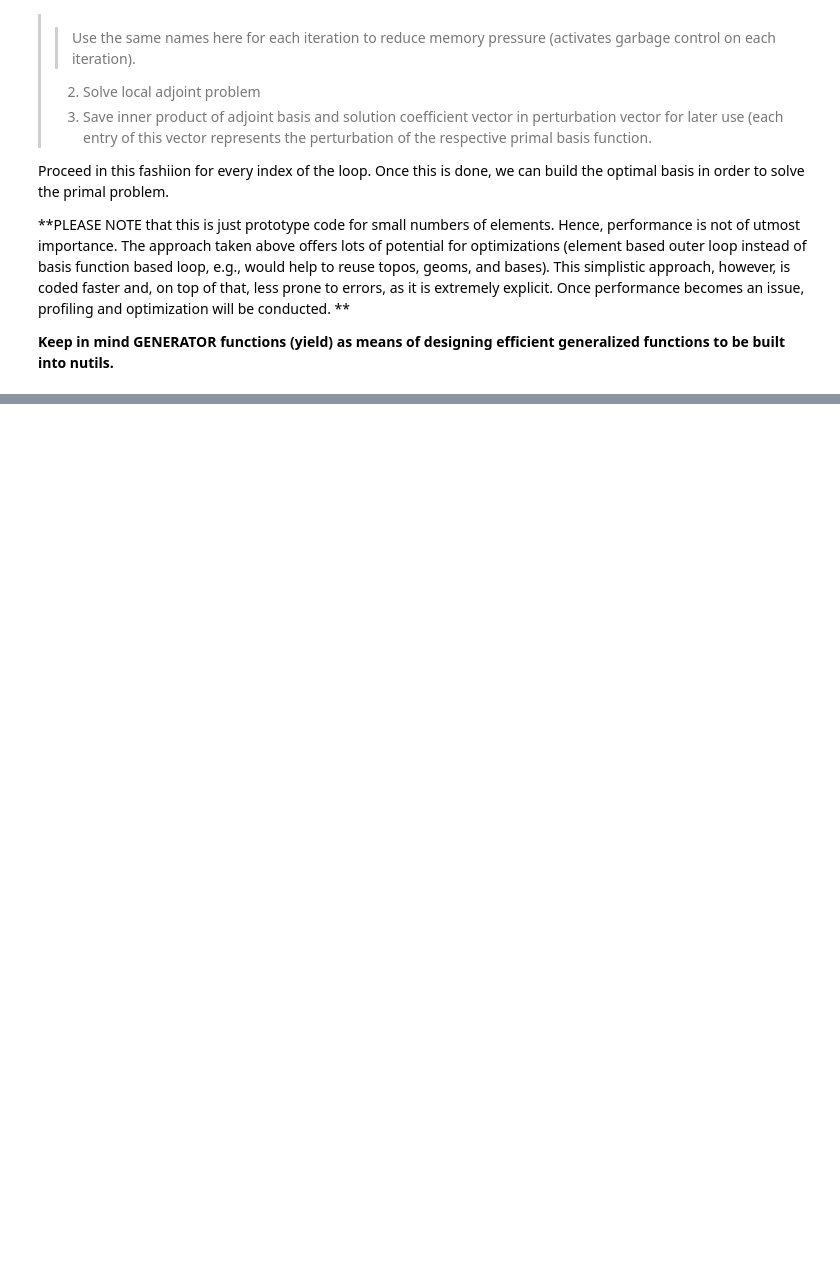
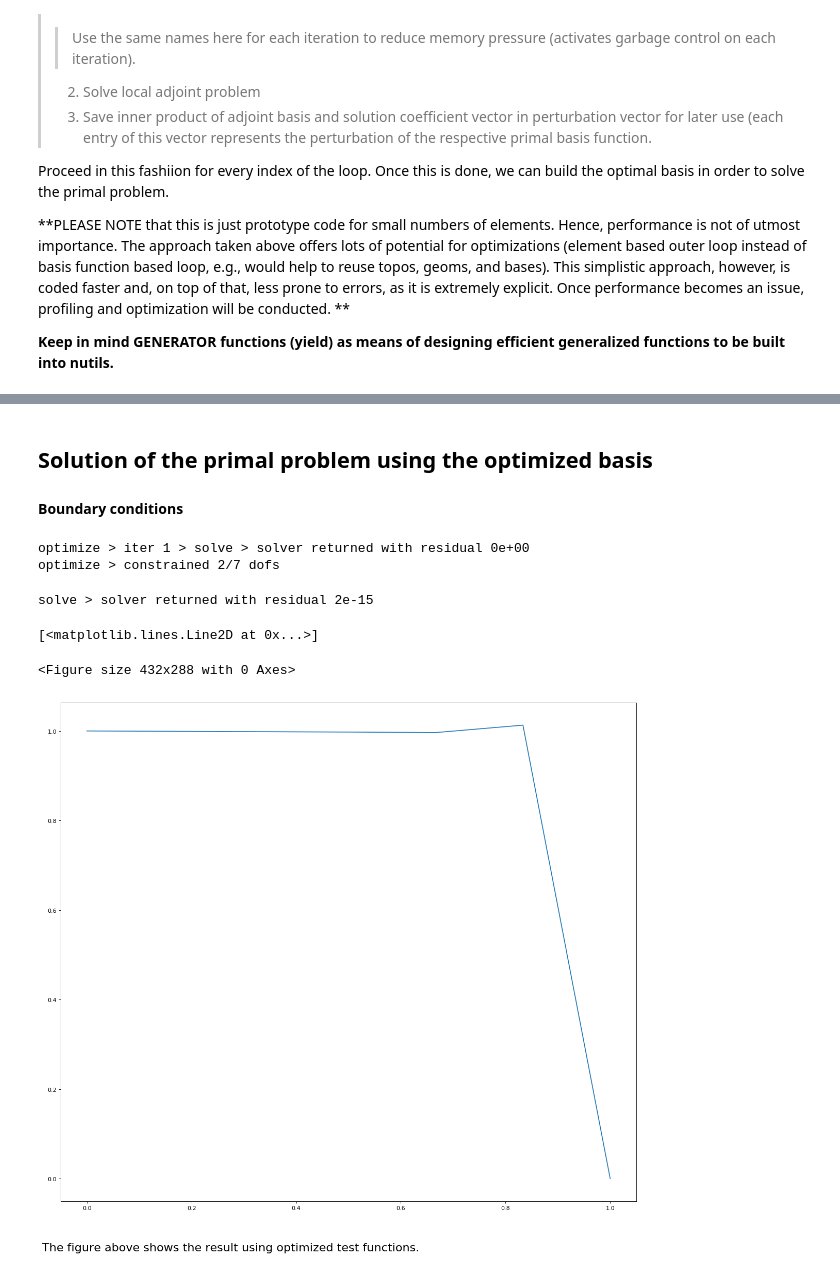
Before and after one commit to OVGULIU/Petrov-Galerkin, a Jupyter notebook: notebook_adv_diff_adjoint_1DArb.ipynb, the cells around one changed output, grey strips where cells are left out. Saved outputs shown, nothing was run; the diff lists cells and outputs as text; code cells hidden in the pictures; blank space fills up the shorter version.

```diff
--- a/notebook_adv_diff_adjoint_1DArb.ipynb
+++ b/notebook_adv_diff_adjoint_1DArb.ipynb
@@ -468,0 +508,79 @@ FineBasis
+# %% [markdown]
+## Solution of the primal problem using the optimized basis
+
+#### Boundary conditions
+# %%
+ns.gl = 1
+ns.gr = 0
+ns.f = 0
+
+ns.u = 'primalBasis_n ?lhs_n'
+# %%
+#primalDomain
+#fineDomain
+
+#primalBasis
+#optiBasis
+
+# construct residual
+# Element integrals
+# Diffusive part and RHS
+res = fineDomain.integral('k optiBasis_n,0 u_,0 - optiBasis_n f' @ ns, geometry=ns.x, degree=fineDegree*3)
+## Advective part
+res += fineDomain.integral('-vel optiBasis_n,0 u' @ ns, geometry=ns.x, degree=fineDegree*3)
+## SUPG stabilized part
+#res += domain.integral(' tau v basis_n,0 (v u_,0 - k (u_,0)_,0 - f )' @ ns, geometry=ns.x, degree=5)
+
+## Interface integrals
+## Diffusive part
+##    part one                      |
+##                                  v  minus might be necessary here because of jump definitions (likewise on second +)
+#res += domain.interfaces.integral(' [basis_n] n_0 k {u_,0} + beta k {basis_n,0} [u] n_0' @ ns, geometry=ns.x, degree=degree*2)
+##    part two (stabilized)
+#res += domain.interfaces.integral(' tauA [basis_n] n_0 [u] n_0' @ ns, geometry=ns.x, degree=degree*2)
+## Advective part
+#res += domain.interfaces.integral('- v [basis_n] n_0 ({u} - .5 C [u] n_0)' @ ns, geometry=ns.x, degree=5)
+
+## Boundary integrals LHS
+##    part one
+#res += domain.boundary.integral('- k basis_n u_,0 + beta k basis_n,0 u ' @ ns, geometry=ns.x, degree=degree*2)
+##    part two (stabilized)
+#res += domain.boundary['left'].integral(' tauZero basis_n u ' @ ns, geometry=ns.x, degree=degree*2)
+#res += domain.boundary['right'].integral(' tauN basis_n u ' @ ns, geometry=ns.x, degree=degree*2)
+
+## Boundary integrals RHS (weakly imposed boundary conditions) (including stabilization)
+## Diffusive part
+#res -= domain.boundary['left'].integral(' ( beta k basis_n,0 + tauZero basis_n) gl ' @ ns, geometry=ns.x, degree=degree*2)
+#res -= domain.boundary['right'].integral(' ( beta k basis_n,0 + tauN basis_n) gr ' @ ns, geometry=ns.x, degree=degree*2)
+## Advective part
+#res += domain.boundary['left'].integral('v basis_n n_0 (0.5 (gl + u) - .5 C (gl - u) n_0)' @ ns, geometry=ns.x, degree=degree*2)
+#res += domain.boundary['right'].integral('v basis_n n_0 (0.5 (gr + u) - .5 C (gr - u) n_0)' @ ns, geometry=ns.x, degree=degree*2)
+
+sqr = fineDomain.boundary['left'].integral('(u - gl)^2' @ ns, geometry=ns.x, degree=fineDegree*3)
+sqr += fineDomain.boundary['right'].integral('(u - gr)^2' @ ns, geometry=ns.x, degree=fineDegree*3)
+cons = solver.optimize('lhs', sqr, droptol=1e-15)
+# %% [output]
+optimize > iter 1 > solve > solver returned with residual 0e+00
+optimize > constrained 2/7 dofs
+# %%
+# find lhs such that res == 0 and substitute this lhs in the namespace
+# lhs = solver.solve_linear('lhs', res, constrain=cons)
+lhs = solver.solve_linear('lhs', res, constrain = cons)
+ns = ns(lhs=lhs)
+
+# plot solution
+plt.figure()
+bezier = primalDomain.sample('bezier', 9)
+x, u = bezier.eval([ns.x, ns.u])
+#x, analytical = bezier.eval([ns.x, ns.analytical])
+fig=plt.figure(figsize=(18, 16), dpi= 80, facecolor='w', edgecolor='k')
+optiText = 'The figure above shows the result using optimized test functions.'
+fig.text(.1,.05, optiText, fontsize=20)
+plt.plot(x, u)
+#plt.plot(x, analytical, 'r')
+# plt.ylim(-2,2)
+# %% [output]
+solve > solver returned with residual 2e-15
+[<matplotlib.lines.Line2D at 0x...>]
+<Figure size 432x288 with 0 Axes>
+[figure, added]
```
Also changed, not shown: parts of 10 cells of this notebook, 1 other file.
